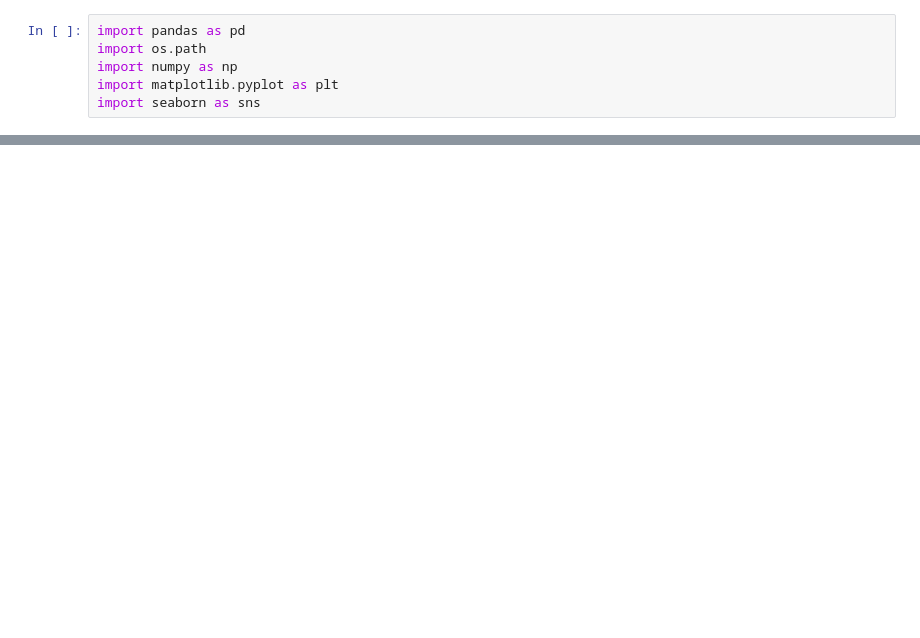
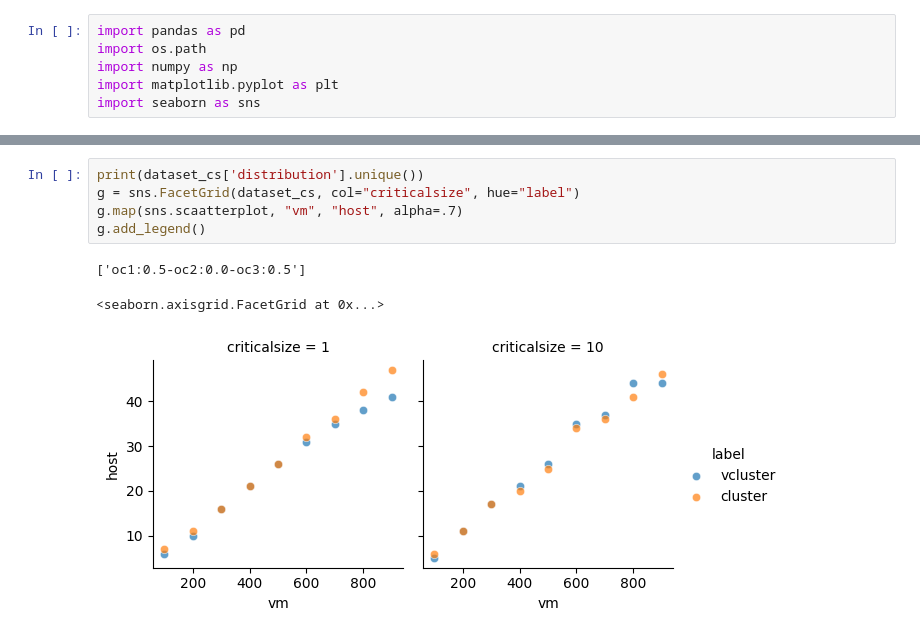
Before and after one commit to jacquetpi/cloudfactory-VMSlack, a Jupyter notebook: vcluster-experiments-data/Simulation.ipynb, the cells around one changed output, grey strips where cells are left out. Drawn from its saved outputs; the diff is of its cells as text; blank space fills up the shorter version.

```diff
--- a/vcluster-experiments-data/Simulation.ipynb
+++ b/vcluster-experiments-data/Simulation.ipynb
@@ -29,0 +174,9 @@ g.add_legend()
+# %%
+print(dataset_cs['distribution'].unique())
+g = sns.FacetGrid(dataset_cs, col="criticalsize", hue="label")
+g.map(sns.scaatterplot, "vm", "host", alpha=.7)
+g.add_legend()
+# %% [output]
+['oc1:0.5-oc2:0.0-oc3:0.5']
+<seaborn.axisgrid.FacetGrid at 0x...>
+[figure, added]
```
Also changed, not shown: parts of 12 cells of this notebook, 5 other files.
